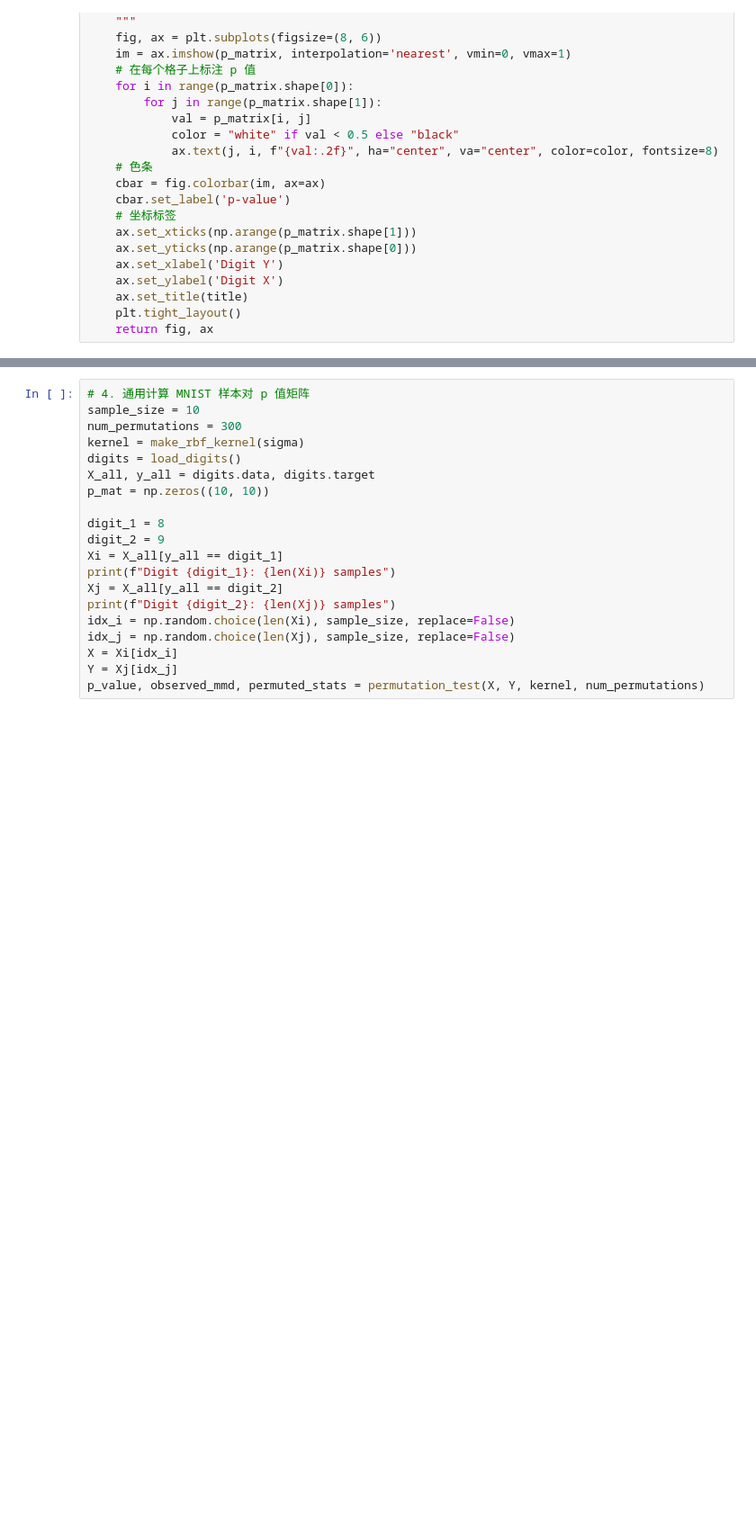
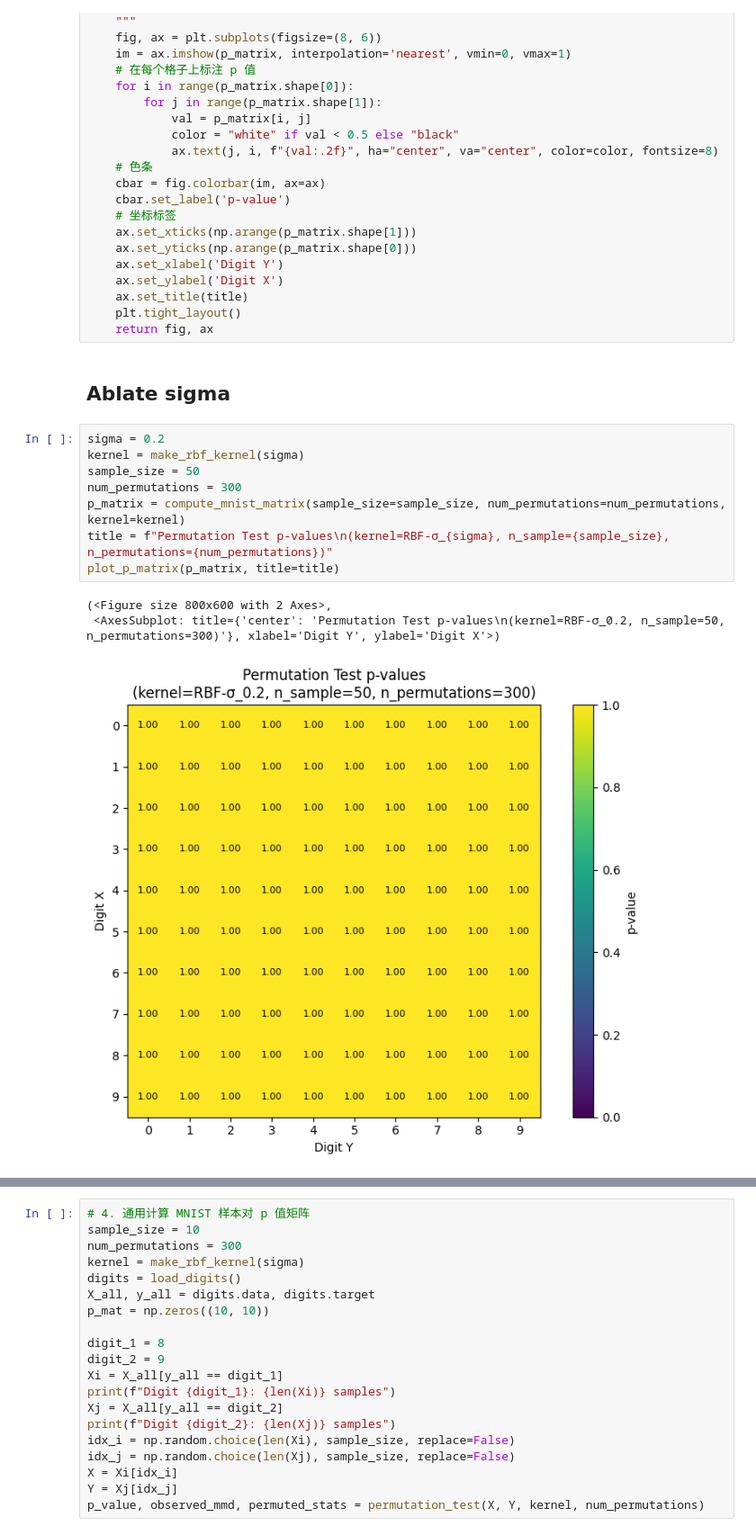
Before and after one commit to XuanjieLiu/Two-Test-Kernel, a Jupyter notebook: mnist_test.ipynb, the cells around one changed output, grey strips where cells are left out. Shown: that part at 90% size. Saved outputs shown, nothing was run; the diff lists cells and outputs as text; blank space fills up the shorter version.

Commit message:
mnist eval

```diff
--- a/mnist_test.ipynb
+++ b/mnist_test.ipynb
@@ -180,3 +181,17 @@ def plot_p_matrix(p_matrix: np.ndarray, title: str = "Permutation Test p-values"
     ax.set_title(title)
     plt.tight_layout()
     return fig, ax
+# %% [markdown]
+## Ablate sigma
+# %%
+sigma = 0.2
+kernel = make_rbf_kernel(sigma)
+sample_size = 50
+num_permutations = 300
+p_matrix = compute_mnist_matrix(sample_size=sample_size, num_permutations=num_permutations, kernel=kernel)
+title = f"Permutation Test p-values\n(kernel=RBF-σ_{sigma}, n_sample={sample_size}, n_permutations={num_permutations})"
+plot_p_matrix(p_matrix, title=title)
+# %% [output]
+(<Figure size 800x600 with 2 Axes>,
+ <AxesSubplot: title={'center': 'Permutation Test p-values\n(kernel=RBF-σ_0.2, n_sample=50, n_permutations=300)'}, xlabel='Digit Y', ylabel='Digit X'>)
+[figure, added]
```
Also changed, not shown: parts of 14 cells of this notebook, 2 other files.
